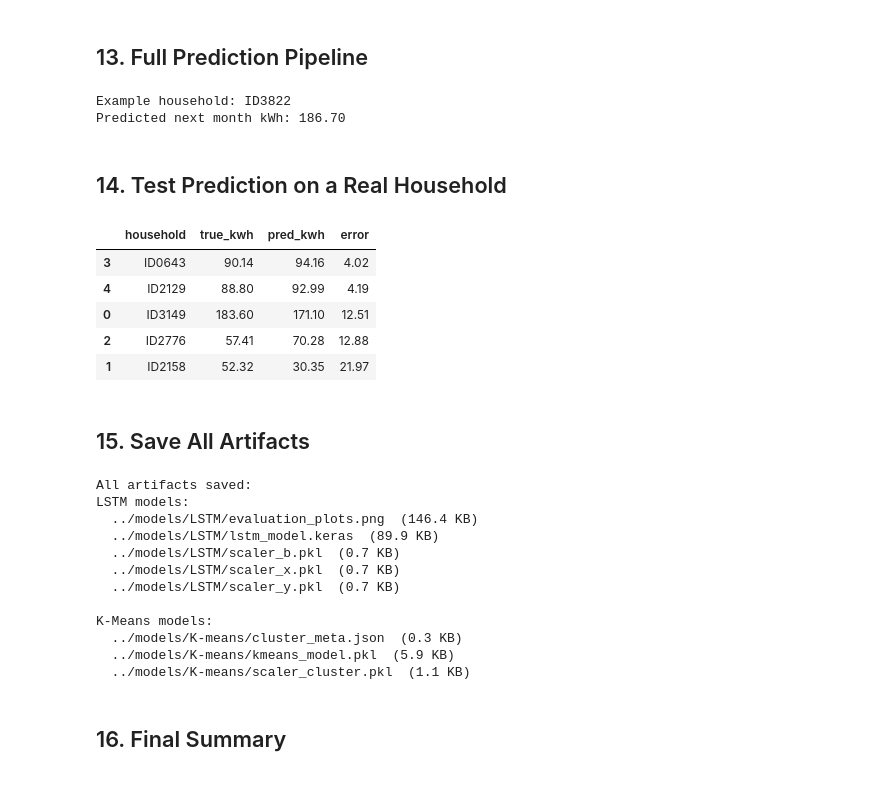
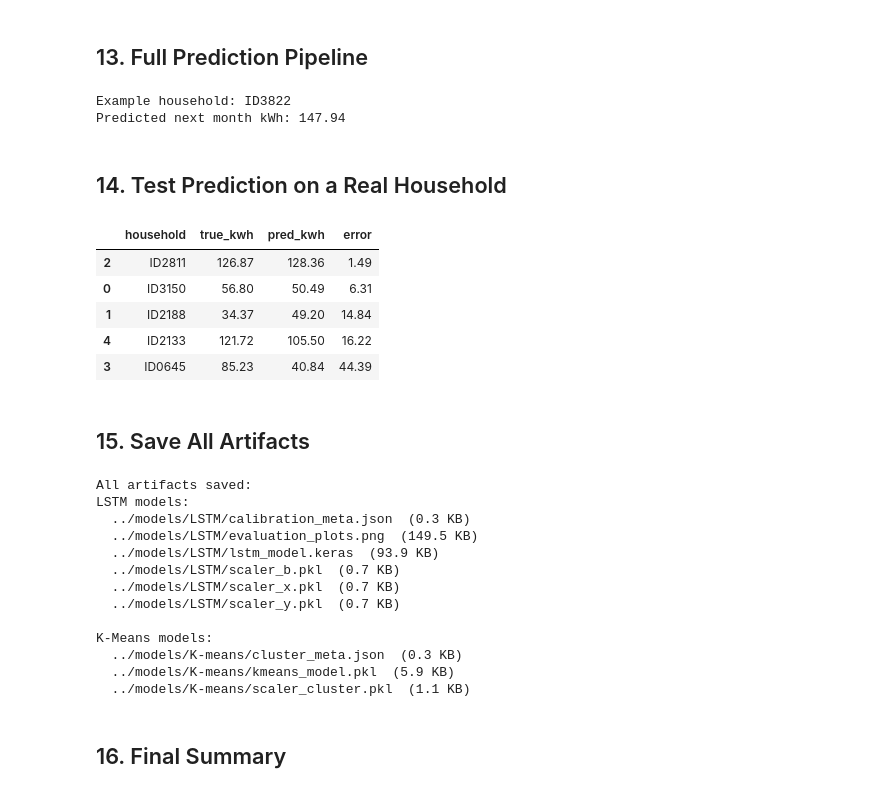
Before and after one commit to rashini2002/electricity-consumption-forcasting, a Jupyter notebook: backend/notebooks/lstm.ipynb, the cells around one changed output. Drawn from its saved outputs; the diff is of its cells as text; code cells hidden in the pictures.

Commit message:
model evaluation and feature importance analysis

```diff
--- a/backend/notebooks/lstm.ipynb
+++ b/backend/notebooks/lstm.ipynb
@@ -402,9 +437,9 @@ outputs = Dense(1, name='kwh_output')(x)
 
 model = Model(inputs=[time_input, behavior_input], outputs=outputs)
 model.compile(
-    optimizer=tf.keras.optimizers.legacy.Adam(learning_rate=1e-3),
-    loss='mse',
-    metrics=['mae'],
+    optimizer=tf.keras.optimizers.legacy.Adam(learning_rate=8e-4, clipnorm=1.0),
+    loss=tf.keras.losses.Huber(delta=0.08),
+    metrics=['mae', tf.keras.metrics.RootMeanSquaredError(name='rmse')],
 )
 
 model.summary()
@@ -434,34 +469,45 @@ ________________________________________________________________________________
 # %% [markdown]
 ## 9. Train
 # %%
+# Product-style training setup: prioritize MAE and robust generalization.
 callbacks = [
     EarlyStopping(
-        monitor='val_loss',
-        patience=6,
+        monitor='val_mae',
+        mode='min',
+        patience=10,
         restore_best_weights=True,
         verbose=1,
     ),
     ReduceLROnPlateau(
-        monitor='val_loss',
+        monitor='val_mae',
+        mode='min',
         factor=0.5,
-        patience=3,
+        patience=4,
         min_lr=1e-7,
         verbose=1,
     ),
     ModelCheckpoint(
         '../models/LSTM/lstm_model.keras',
-        monitor='val_loss',
+        monitor='val_mae',
+        mode='min',
         save_best_only=True,
         verbose=1,
     ),
 ]
 
+# Slight weighting helps reduce under-prediction on higher-usage homes while
+# keeping low-usage error stable.
+train_sample_weight = np.ones(len(ytr), dtype=np.float32)
+train_sample_weight[ytr >= 250] = 1.20
+train_sample_weight[ytr < 60] = 0.90
+
 history = model.fit(
     [Xtr, Btr],
     ytr_s,
     validation_data=([Xva, Bva], yva_s),
-    epochs=40,
-    batch_size=16,
+    sample_weight=train_sample_weight,
+    epochs=120,
+    batch_size=32,
     callbacks=callbacks,
     verbose=1,
 )
@@ -805,12 +1014,16 @@ def predict_next_month_consumption(last_sequence: np.ndarray, behavior_vector: n
         )
 
     seq_scaled = seq.copy()
-    seq_scaled[:, 0] = scaler_x.transform(seq[:, 0].reshape(-1, 1)).ravel()
+    for idx in TIME_SCALE_FEATURE_IDXS:
+        seq_scaled[:, idx] = scaler_x.transform(seq[:, idx].reshape(-1, 1)).ravel()
+    seq_scaled = apply_time_feature_weights(seq_scaled[np.newaxis, ...])[0]
 
     beh_scaled = scaler_b.transform(beh.reshape(1, -1)).astype(np.float32)
 
     pred_scaled = model.predict([seq_scaled[np.newaxis, ...], beh_scaled], verbose=0)
-    pred_kwh = scaler_y.inverse_transform(pred_scaled)[0, 0]
+    model_kwh = float(scaler_y.inverse_transform(pred_scaled)[0, 0])
+    naive_kwh = float(seq[-1, 0])
+    pred_kwh = apply_product_calibration(np.array([model_kwh]), np.array([naive_kwh]))[0]
     return float(pred_kwh)
 
 # Example: predict the next month for the last household in the dataset
@@ -828,7 +1041,7 @@ else:
     print('Not enough history for example prediction.')
 # %% [output]
 Example household: ID3822
-Predicted next month kWh: 186.70
+Predicted next month kWh: 147.94
 # %% [markdown]
 ## 14. Test Prediction on a Real Household
 # %%
@@ -838,40 +1051,41 @@ Predicted next month kWh: 186.70
 
 import numpy as np
 import pandas as pd
 
 rng = np.random.default_rng(42)
 
 sample_count = min(5, len(Xte))
 sample_indices = rng.choice(len(Xte), size=sample_count, replace=False)
 
 hh_test = hh_seq[te]
 y_true_test = yte
 
 results = []
 
 for idx in sample_indices:
     hh = hh_test[idx]
 
-    pred_s = model.predict([Xte[idx:idx+1], Bte[idx:idx+1]], verbose=0).flatten()[0]
-    pred_kwh = float(scaler_y.inverse_transform([[pred_s]])[0, 0])
+    seq_raw = Xte_time_raw[idx].copy()
+    beh_raw = scaler_b.inverse_transform(Bte[idx:idx+1])[0]
+    pred_kwh = predict_next_month_consumption(seq_raw, beh_raw)
     true_kwh = float(y_true_test[idx])
 
     results.append({
         'household': hh,
         'true_kwh': round(true_kwh, 2),
         'pred_kwh': round(pred_kwh, 2),
         'error': round(abs(pred_kwh - true_kwh), 2),
     })
 
 results_df = pd.DataFrame(results).sort_values('error')
 results_df
 # %% [output]
 |  | household | true_kwh | pred_kwh | error |
-| 3 | ID0643 | 90.14 | 94.16 | 4.02 |
-| 4 | ID2129 | 88.80 | 92.99 | 4.19 |
-| 0 | ID3149 | 183.60 | 171.10 | 12.51 |
-| 2 | ID2776 | 57.41 | 70.28 | 12.88 |
-| 1 | ID2158 | 52.32 | 30.35 | 21.97 |
+| 2 | ID2811 | 126.87 | 128.36 | 1.49 |
+| 0 | ID3150 | 56.80 | 50.49 | 6.31 |
+| 1 | ID2188 | 34.37 | 49.20 | 14.84 |
+| 4 | ID2133 | 121.72 | 105.50 | 16.22 |
+| 3 | ID0645 | 85.23 | 40.84 | 44.39 |
 # %% [markdown]
 ## 15. Save All Artifacts
 # %%
@@ -879,6 +1093,17 @@ results_df
 joblib.dump(scaler_x, '../models/LSTM/scaler_x.pkl')
 joblib.dump(scaler_b, '../models/LSTM/scaler_b.pkl')
 joblib.dump(scaler_y, '../models/LSTM/scaler_y.pkl')
+
+# Save calibration parameters used by production inference
+calibration_meta = {
+    'blend_alpha': float(BLEND_ALPHA),
+    'blend_scale': float(BLEND_SCALE),
+    'blend_bias_kwh': float(BLEND_BIAS_KWH),
+    'tier_edges': [float(x) for x in VAL_TIER_EDGES.tolist()],
+    'tier_biases': [float(x) for x in VAL_TIER_BIASES.tolist()],
+}
+with open('../models/LSTM/calibration_meta.json', 'w') as f:
+    json.dump(calibration_meta, f, indent=2)
 
 # Save K-Means artifacts
 joblib.dump(kmeans, '../models/K-means/kmeans_model.pkl')
@@ -900,6 +1125,7 @@ meta = {
     'seq_len': SEQ_LEN,
     'n_time_features': len(TIME_FEATURES),
     'n_behavior_features': len(BEHAVIOR_FEATURES),
+    'calibration': calibration_meta,
     'metrics': {
         'mae_kwh': round(float(mae), 2),
         'rmse_kwh': round(float(rmse), 2),
@@ -925,8 +1151,9 @@ for p in sorted(Path('../models/K-means').rglob('*')):
 # %% [output]
 All artifacts saved:
 LSTM models:
-  ../models/LSTM/evaluation_plots.png  (146.4 KB)
-  ../models/LSTM/lstm_model.keras  (89.9 KB)
+  ../models/LSTM/calibration_meta.json  (0.3 KB)
+  ../models/LSTM/evaluation_plots.png  (149.5 KB)
+  ../models/LSTM/lstm_model.keras  (93.9 KB)
   ../models/LSTM/scaler_b.pkl  (0.7 KB)
   ../models/LSTM/scaler_x.pkl  (0.7 KB)
   ../models/LSTM/scaler_y.pkl  (0.7 KB)
```
Also changed, not shown: parts of 21 cells of this notebook, 18 other files.
